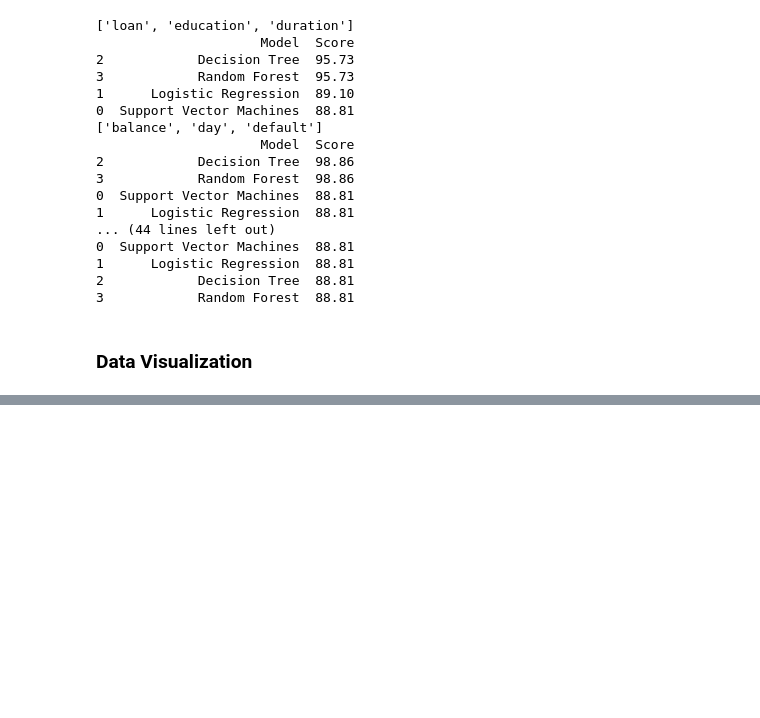
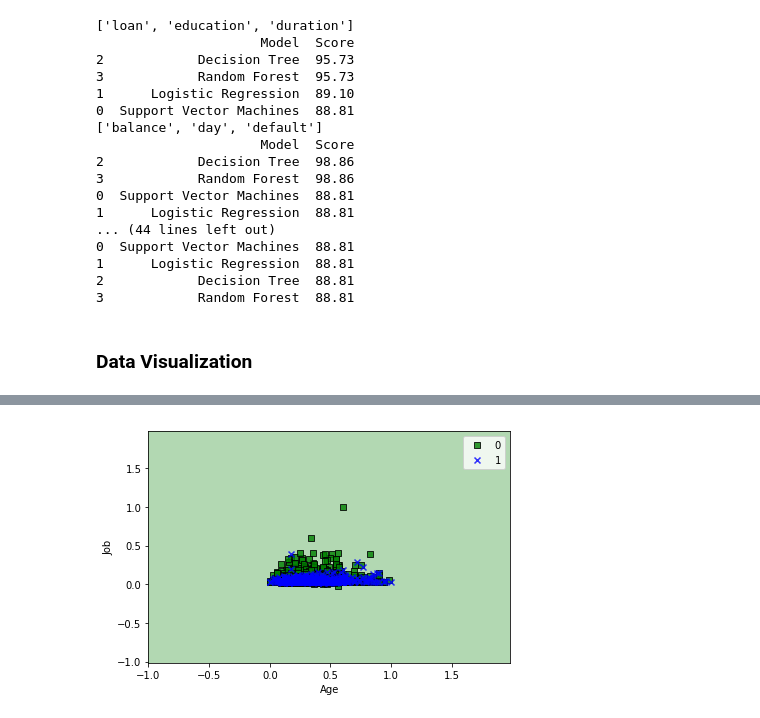
Before and after one commit to SimpsonWang/PHBS_TQFML, a Jupyter notebook: HW/bank_marketing.ipynb, the cells around one changed output, grey strips where cells are left out. Saved outputs shown, nothing was run; the diff lists cells and outputs as text; code cells hidden in the pictures; blank space fills up the shorter version.

```diff
--- a/HW/bank_marketing.ipynb
+++ b/HW/bank_marketing.ipynb
@@ -280,8 +280,8 @@ def plot_decision_regions(X, Y, classifier, test_idx=None, resolution=0.02):
 
     # setup marker generator and color map
     markers = ('s', 'x', 'o', '^', 'v')
-    colors = ('red', 'blue', 'lightgreen', 'gray', 'cyan')
-    cmap = ListedColormap(colors[:len(np.unique(y))])
+    colors = ('green', 'blue', 'lightgreen', 'red', 'cyan')
+    cmap = ListedColormap(colors[:len(np.unique(Y))])
 
     # plot the decision surface
     x1_min, x1_max = X[:, 0].min() - 1, X[:, 0].max() + 1
@@ -294,9 +294,9 @@ def plot_decision_regions(X, Y, classifier, test_idx=None, resolution=0.02):
     plt.xlim(xx1.min(), xx1.max())
     plt.ylim(xx2.min(), xx2.max())
 
-    for idx, cl in enumerate(np.unique(y)):
-        plt.scatter(x=X[y == cl, 0],
-                    y=X[y == cl, 1],
+    for idx, cl in enumerate(np.unique(Y)):
+        plt.scatter(x=X[Y == cl, 0],
+                    y=X[Y == cl, 1],
                     alpha=0.8,
                     c=colors[idx],
                     marker=markers[idx],
@@ -322,0 +320,22 @@ NameError: name 'y' is not defined
+# %%
+aa=[0,4]
+Features=list(bank_df.columns[aa].values)
+X_train_try=X_train_norm[:,aa]
+X_test_try=X_test_norm[:,aa]
+X_combined = np.vstack((X_train_try, X_test_try))
+Y_combined = np.hstack((Y_train, Y_test))
+
+
+#SVM Plotting
+svm = SVC(kernel='linear', C=1.0, random_state=1)
+svm.fit(X_train_try, Y_train)
+
+plot_decision_regions(X=X_combined, Y=Y_combined,
+                      classifier=svm)
+plt.xlabel('Age')
+plt.ylabel('Job')
+plt.legend(loc='upper right')
+plt.tight_layout()
+plt.show()
+# %% [output]
+[figure, added]
```
Also changed, not shown: parts of 1 cell of this notebook.
